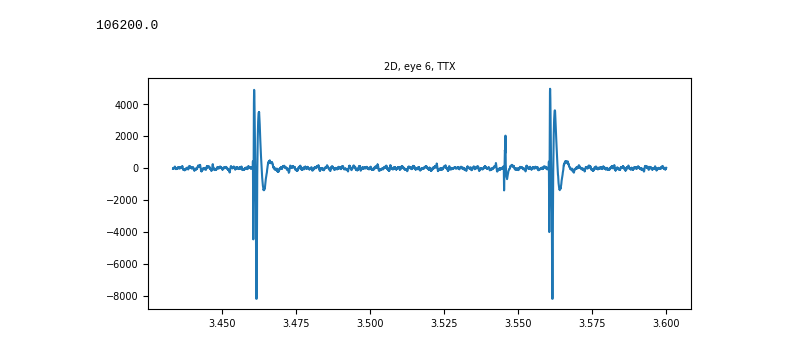
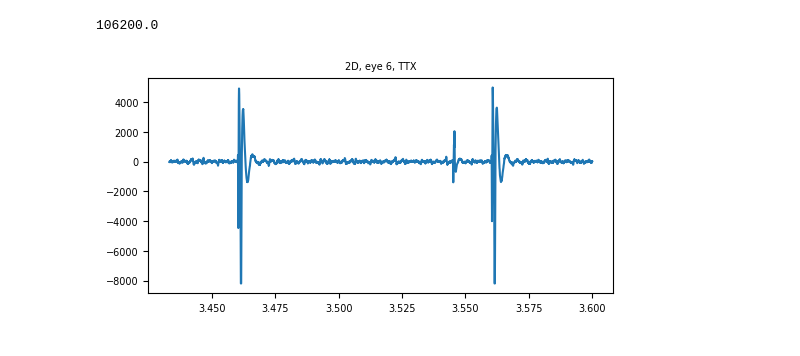
Before and after one commit to Whitesheep18/retinal-ecap-detection, a Jupyter notebook: eda/irregularities.ipynb, the cells around one changed output. Drawn from its saved outputs; the diff is of its cells as text; code cells hidden in the pictures.

```diff
--- a/eda/irregularities.ipynb
+++ b/eda/irregularities.ipynb
@@ -45,14 +45,14 @@ print(3.54*30000)
 # %%
 eye = 6
 design = '2D'
 experiment = 'TTX'
 time, data = get_signal_by_type(eye=eye, design=design, experiment=experiment, verbose=0)
 channel_id = 0
 plt.figure()
 plt.title(f"{design}, eye {eye}, {experiment}")
 plt.plot(time[103000:108000], data[103000:108000, channel_id], label="Channel 1", color='tab:blue')
-plt.gcf().set_size_inches(7, 3)
+plt.gcf().set_size_inches(6, 2.8)
 plt.savefig(f"../../figures/additional_sa.pdf", bbox_inches='tight')
 plt.show()
 # %% [output]
-[figure, old version]
+[figure, new version]
```
Also changed, not shown: parts of 4 cells of this notebook.
